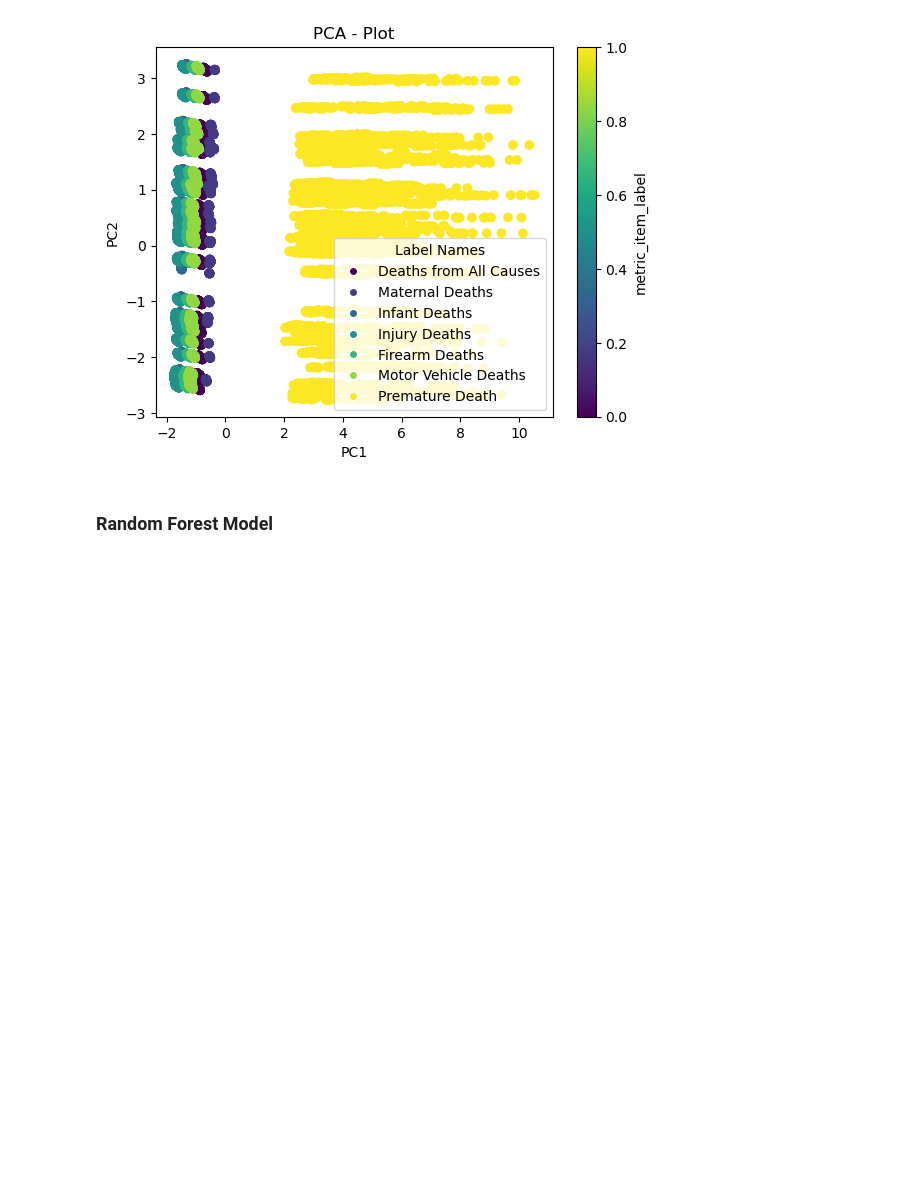
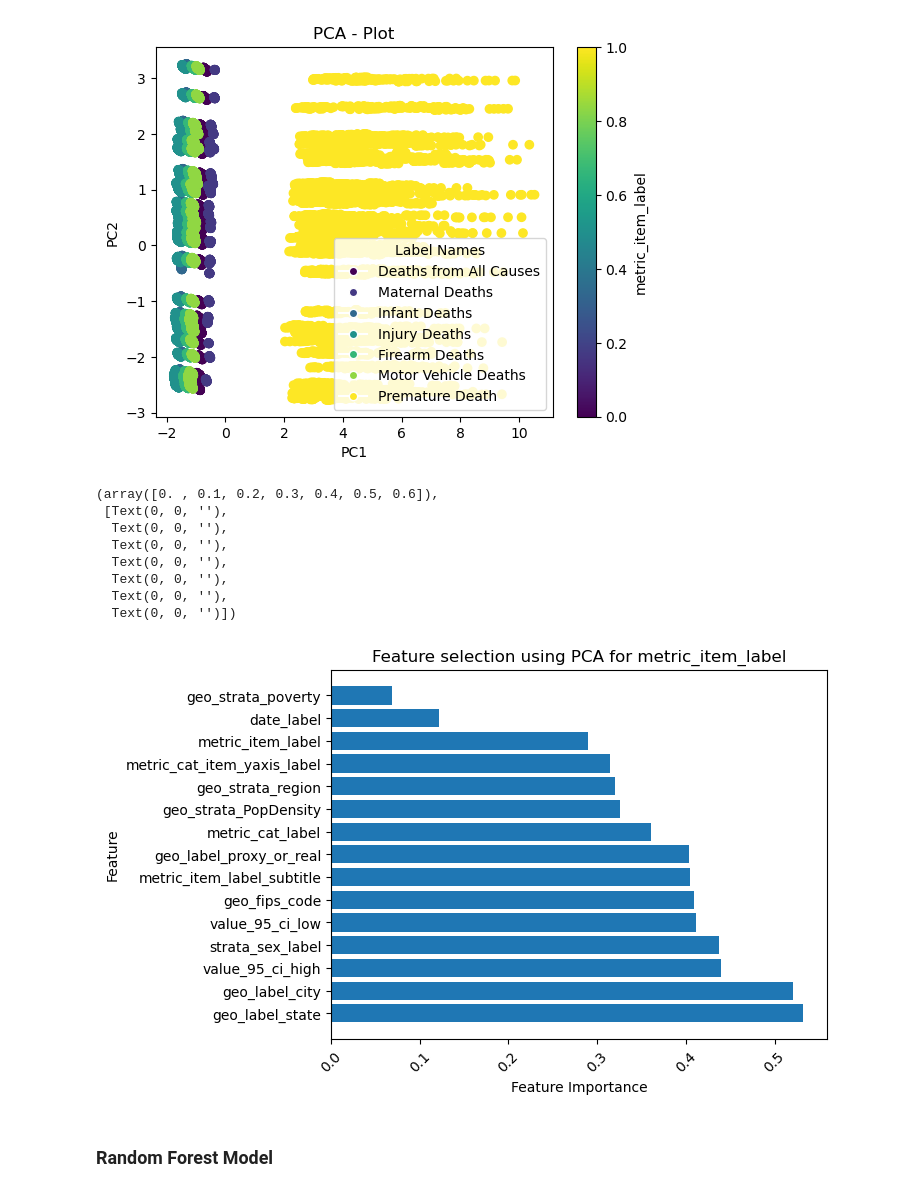
Before and after one commit to kohlerch/G4C-Project, a Jupyter notebook: Project/big-cities-health/PCA.ipynb, the cells around one changed output. Cells and saved outputs as stored; diff of their text form; code cells hidden in the pictures; blank space fills up the shorter version.

```diff
--- a/Project/big-cities-health/PCA.ipynb
+++ b/Project/big-cities-health/PCA.ipynb
@@ -103,6 +119,31 @@ plt.legend(handles=legend_elements, title='Label Names')
 # %% [output]
 <matplotlib.legend.Legend at 0x...>
 [figure]
+# %%
+feature_importance = np.abs(pca.components_)
+feature_importance_sum = np.sum(feature_importance, axis=0)
+
+feature_importance_normalized = feature_importance_sum / np.sum(feature_importance_sum)
+sorted_indices = np.argsort(feature_importance_normalized)[::-1]
+
+
+top_10_features = data.columns[:-1][sorted_indices[:15]]
+
+plt.barh(top_10_features, feature_importance_sum[sorted_indices[:15]])
+plt.xlabel('Feature Importance')
+plt.ylabel('Feature')
+plt.title('Feature selection using PCA for metric_item_label')
+plt.xticks(rotation=45)
+# %% [output]
+(array([0. , 0.1, 0.2, 0.3, 0.4, 0.5, 0.6]),
+ [Text(0, 0, ''),
+  Text(0, 0, ''),
+  Text(0, 0, ''),
+  Text(0, 0, ''),
+  Text(0, 0, ''),
+  Text(0, 0, ''),
+  Text(0, 0, '')])
+[figure, added]
 # %% [markdown]
 ### Random Forest Model
 # %%
```
Also changed, not shown: parts of 14 cells of this notebook, 2 other files.
